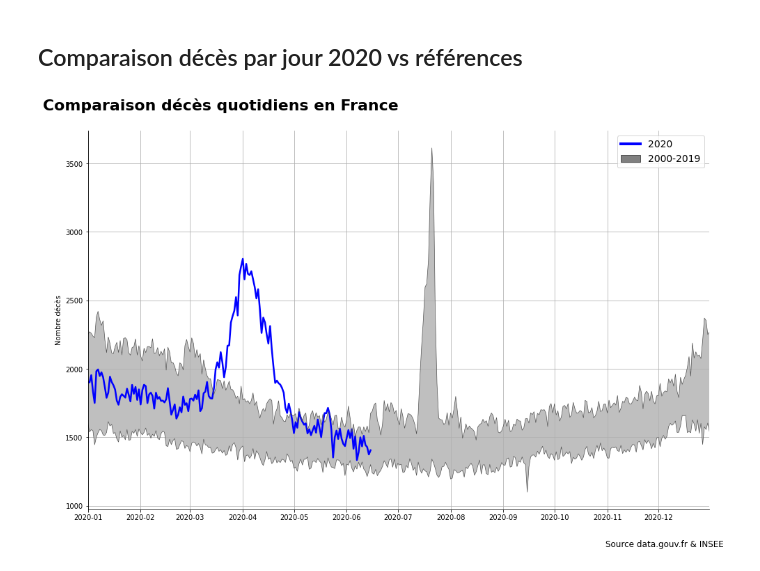
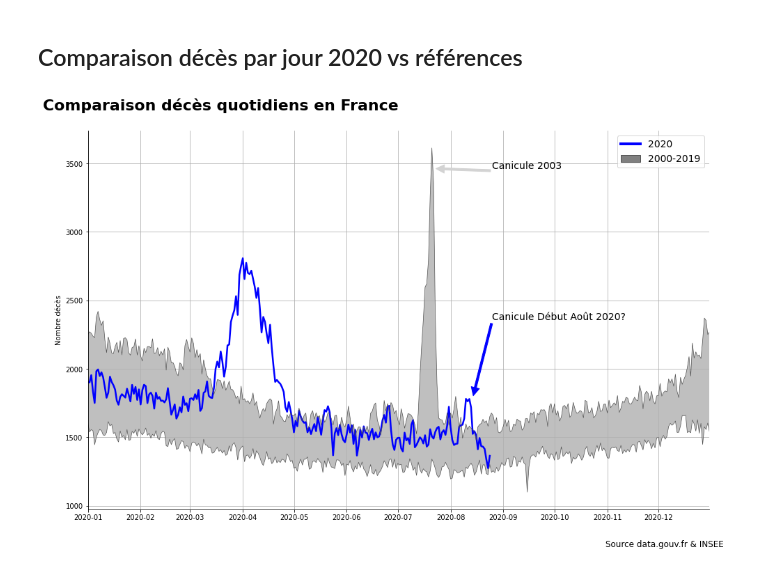
Before and after one commit to makiwara-fr/covid19-analyse, a Jupyter notebook: fr_deaths.ipynb, the cells around one changed output. Drawn from its saved outputs; the diff is of its cells as text; code cells hidden in the pictures.

Commit message:
update 4 sept

```diff
--- a/fr_deaths.ipynb
+++ b/fr_deaths.ipynb
@@ -12,7 +12,7 @@ from datetime import date
 # %%
 # Data from insee
 # https://insee.fr/fr/statistiques/4487988?sommaire=4487854
-insee_file = "2020-06-26_deces_quotidiens_departement_csv.csv"
+insee_file = "2020-04-09_deces_quotidiens_departement_csv.csv"
 df_insee = pd.read_csv("./Data_FR_Deaths/" + insee_file, delimiter=";", index_col="Date_evenement")
 df_insee
 # %% [output]
@@ -39,6 +39,8 @@ df_insee['Date_evenement'].replace(to_replace ='-avr', value = '/04/2020', regex
 df_insee['Date_evenement'].replace(to_replace ='-mai', value = '/05/2020', regex = True, inplace=True)
 df_insee['Date_evenement'].replace(to_replace ='-juin', value = '/06/2020', regex = True, inplace=True)
 df_insee['Date_evenement'].replace(to_replace ='-juil', value = '/07/2020', regex = True, inplace=True)
+df_insee['Date_evenement'].replace(to_replace ='-août', value = '/08/2020', regex = True, inplace=True)
+df_insee['Date_evenement'].replace(to_replace ='-sept', value = '/09/2020', regex = True, inplace=True)
 df_insee.set_index('Date_evenement', inplace=True)
 # %% [markdown]
 ### Vérification de l'intégrité des sommes
@@ -274,34 +276,43 @@ ax.plot(df_wp, label='2020', linewidth=2.5, color='blue')
 # ##########################
 
 # Boundaries
 ax.plot(df_histo[['min','max']], label='2000-2019', color="#525252",linewidth=0.7 )
 # fill
 ax.fill_between(date_list, df_histo['min'], df_histo['max'], facecolor='grey', alpha=0.5)
 
 
 # layout
 ax.set_title("Comparaison décès quotidiens en France", fontsize=22, pad=30, fontweight = 'bold',horizontalalignment='right')
 #ax.set_xlabel("date du jour")
 ax.set_ylabel("Nombre décès")
 ax.grid(True)
 ax.spines['top'].set_visible(False)
 ax.spines['right'].set_visible(False)
 ax.margins(0.05)
 ax.set_xlim([pd.to_datetime('2020-01-01'),pd.to_datetime('2020-12-31')])
 
 # define legend
 # #############
 legend_elements = [Line2D([0], [0], color='blue', lw=4, label='2020'),
                    Patch(facecolor='grey', edgecolor='#525252',
                          label='2000-2019')]
 ax.legend(handles=legend_elements, fontsize=14)
 
 fig.text(0.77, 0.05, "Source data.gouv.fr & INSEE", fontsize=12)
 
 
+# Commentaires
+ax.annotate("Canicule 2003", xy=(0.56, 0.9), xytext=(0.65, 0.9), xycoords = "axes fraction",
+            arrowprops={"width":3,"edgecolor":"lightgrey", "facecolor":"lightgrey"}, fontsize=14, )
+
+
+ax.annotate("Canicule Début Août 2020?", xy=(0.62, 0.3), xytext=(0.65, 0.5), xycoords = "axes fraction",
+            arrowprops={"width":3, "edgecolor":"blue", "facecolor":"blue"}, fontsize=14)
+
+#arrowprops=dict(arrowstyle="->", width=4)
 fig.savefig("deces_fr-"+ str(date.today()) +".png")
 # %% [output]
-[figure, old version]
+[figure, new version]
 # %%
 import ipywidgets as widgets
 from ipywidgets import interact, interact_manual
```
Also changed, not shown: parts of 9 cells of this notebook, 1 other file.
